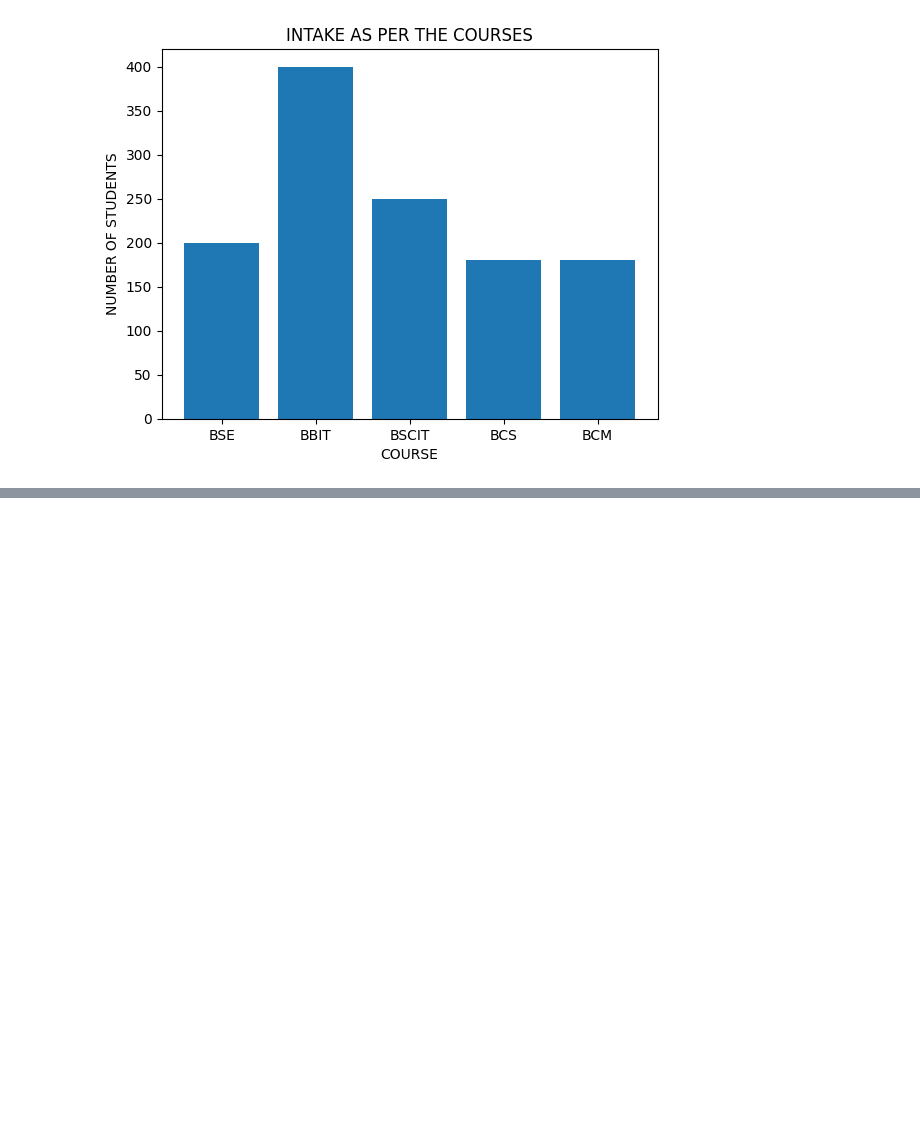
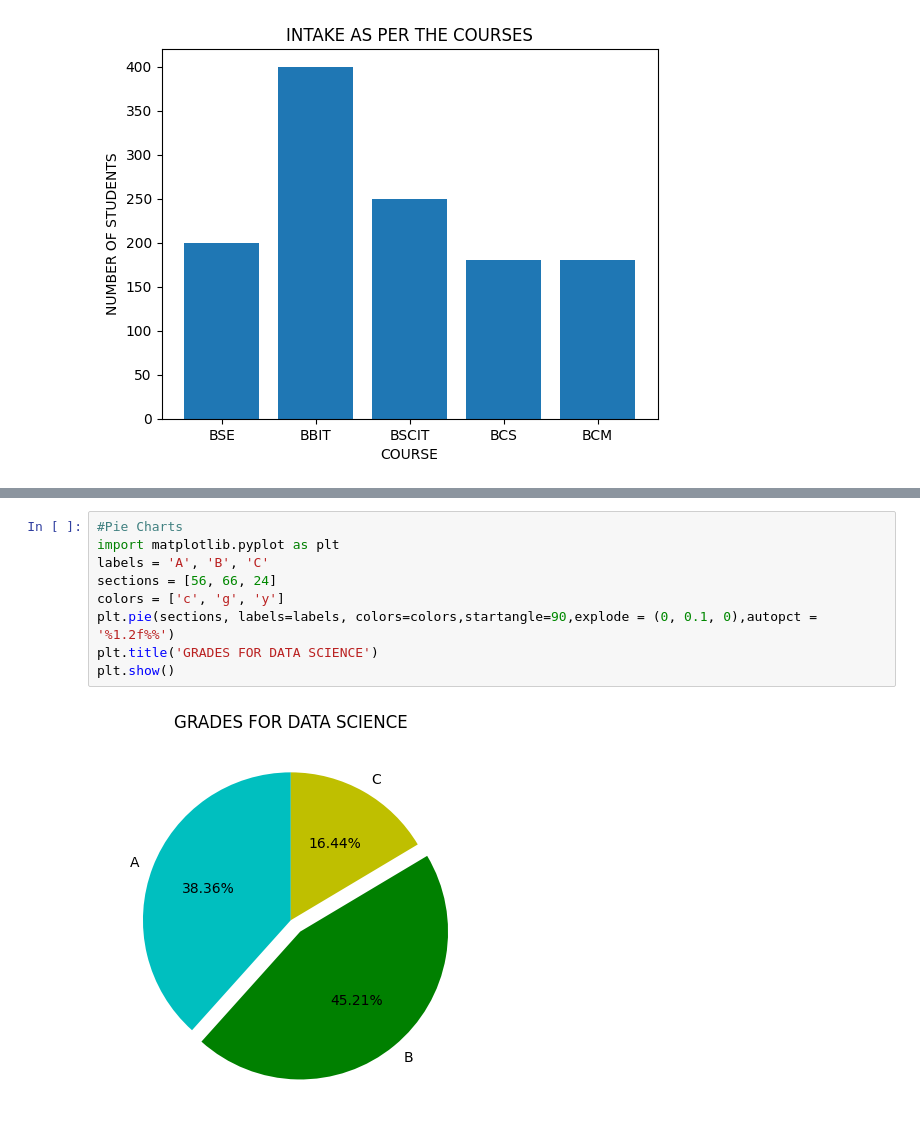
Before and after one commit to Maxwell-Muthui-Mwangi/Ballershopke-Python_Data-Science, a Jupyter notebook: Data_Science_Learning.ipynb, the cells around one changed output, grey strips where cells are left out. Drawn from its saved outputs; the diff is of its cells as text; blank space fills up the shorter version.

```diff
--- a/Data_Science_Learning.ipynb
+++ b/Data_Science_Learning.ipynb
@@ -567,0 +628,12 @@ plt.show()
+# %%
+#Pie Charts
+import matplotlib.pyplot as plt
+labels = 'A', 'B', 'C'
+sections = [56, 66, 24]
+colors = ['c', 'g', 'y']
+plt.pie(sections, labels=labels, colors=colors,startangle=90,explode = (0, 0.1, 0),autopct =
+'%1.2f%%')
+plt.title('GRADES FOR DATA SCIENCE')
+plt.show()
+# %% [output]
+[figure, added]
```
Also changed, not shown: parts of 6 cells of this notebook.
